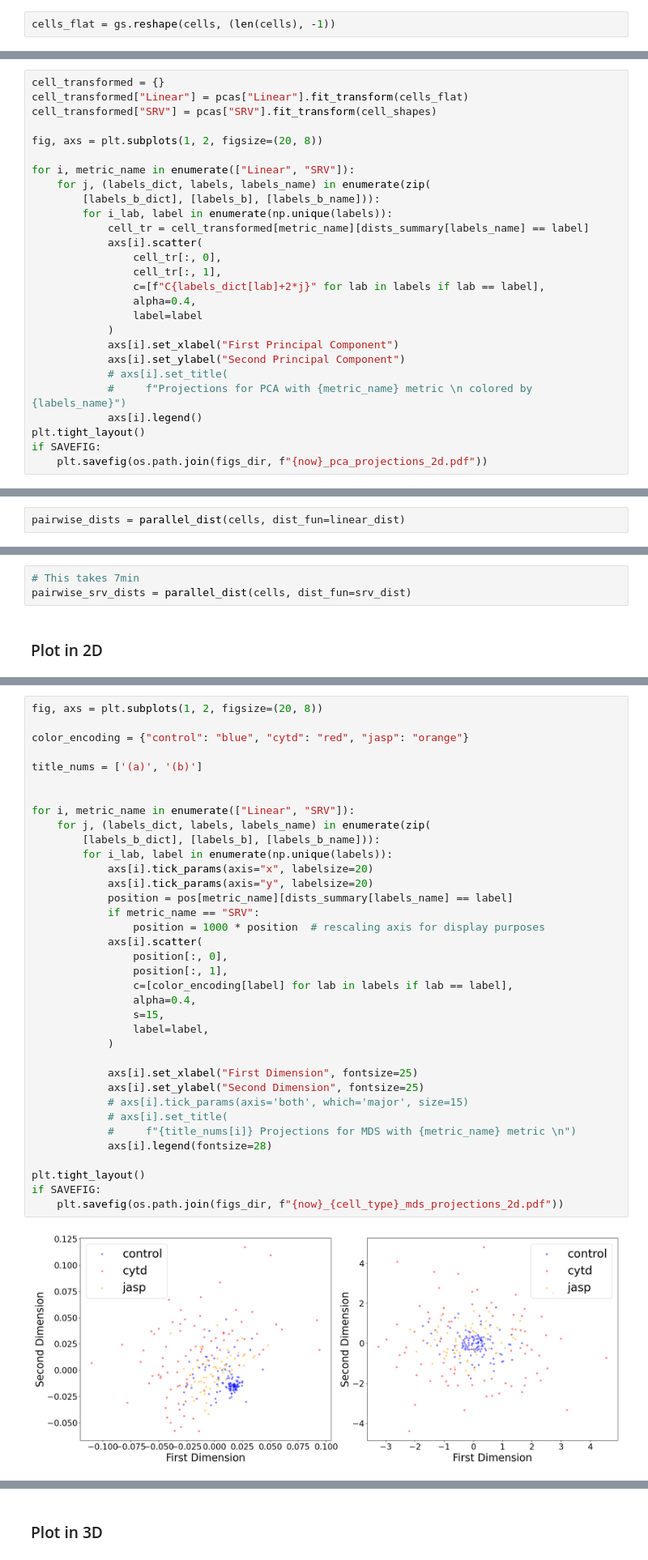
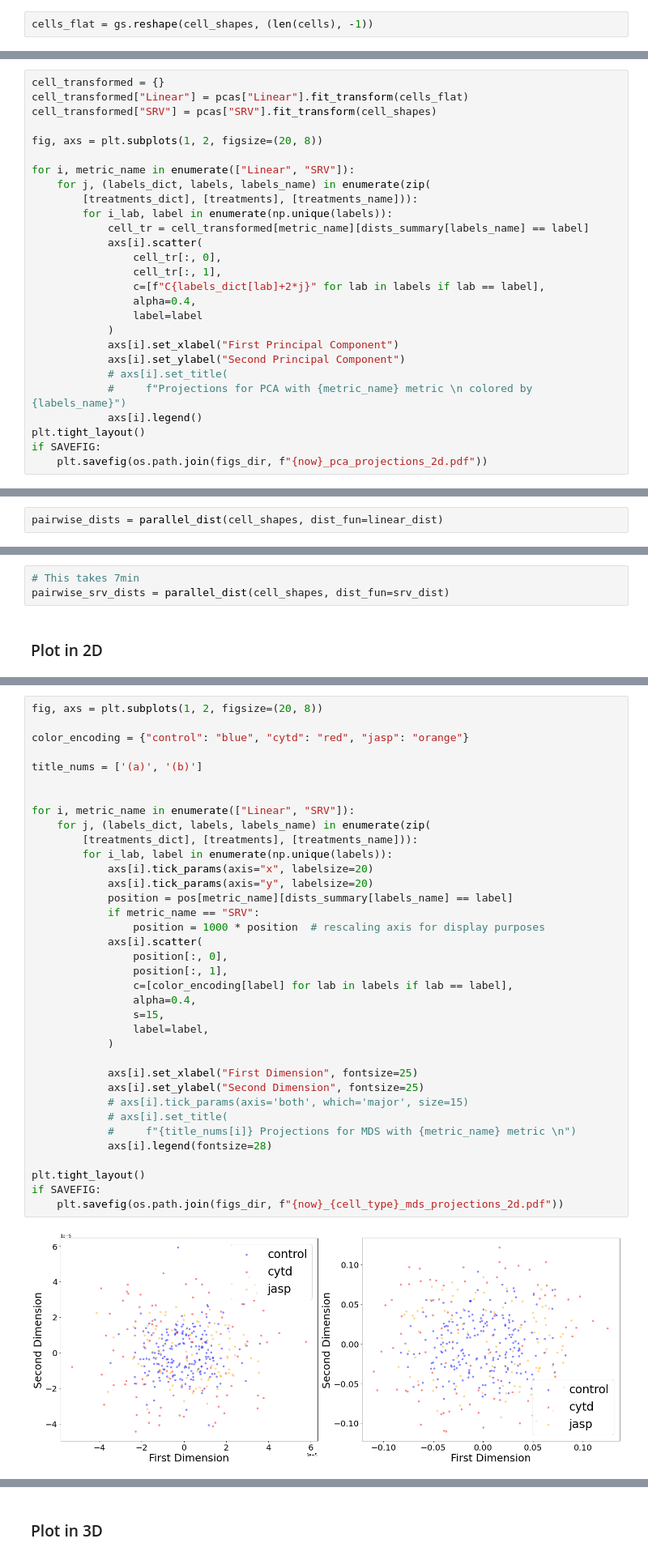
Before and after one commit to wxli0/dyn, a Jupyter notebook: dyn/notebooks/explore_dimension_reduction.ipynb, the cells around one changed output, grey strips where cells are left out. Shown at 81% size. Saved outputs shown, nothing was run; the diff lists cells and outputs as text.

```diff
--- a/dyn/notebooks/explore_dimension_reduction.ipynb
+++ b/dyn/notebooks/explore_dimension_reduction.ipynb
@@ -310,7 +427,7 @@ We investigate whether PCA and its Manifold equivalent (tangent PCA) performs di
 - the Euclidean (linear) metric,
 - the SRV metric.
 # %%
-cells_flat = gs.reshape(cells, (len(cells), -1))
+cells_flat = gs.reshape(cell_shapes, (len(cells), -1))
 # %%
 n_components = 10
 
@@ -362,7 +479,7 @@ fig, axs = plt.subplots(1, 2, figsize=(20, 8))
 
 for i, metric_name in enumerate(["Linear", "SRV"]):
     for j, (labels_dict, labels, labels_name) in enumerate(zip(
-        [labels_b_dict], [labels_b], [labels_b_name])):
+        [treatments_dict], [treatments], [treatments_name])):
         for i_lab, label in enumerate(np.unique(labels)):
             cell_tr = cell_transformed[metric_name][dists_summary[labels_name] == label]
             axs[i].scatter(
@@ -404,6 +521,6 @@ def parallel_dist(cells, dist_fun):
     pairwise_dists += pairwise_dists.T
     return pairwise_dists
 # %%
-pairwise_dists = parallel_dist(cells, dist_fun=linear_dist)
+pairwise_dists = parallel_dist(cell_shapes, dist_fun=linear_dist)
 # %% [output]
 INFO: finding looplift candidates
@@ -410,6 +528,6 @@ INFO: finding looplift candidates
 # %%
 # This takes 7min
-pairwise_srv_dists = parallel_dist(cells, dist_fun=srv_dist)
+pairwise_srv_dists = parallel_dist(cell_shapes, dist_fun=srv_dist)
 # %% [markdown]
 ### Plot in 2D
 # %%
@@ -436,35 +554,35 @@ title_nums = ['(a)', '(b)']
 
 
 for i, metric_name in enumerate(["Linear", "SRV"]):
     for j, (labels_dict, labels, labels_name) in enumerate(zip(
-        [labels_b_dict], [labels_b], [labels_b_name])):
+        [treatments_dict], [treatments], [treatments_name])):
         for i_lab, label in enumerate(np.unique(labels)):
             axs[i].tick_params(axis="x", labelsize=20)
             axs[i].tick_params(axis="y", labelsize=20)
             position = pos[metric_name][dists_summary[labels_name] == label]
             if metric_name == "SRV":
                 position = 1000 * position  # rescaling axis for display purposes
             axs[i].scatter(
                 position[:, 0],
                 position[:, 1],
                 c=[color_encoding[label] for lab in labels if lab == label],
                 alpha=0.4,
                 s=15,
                 label=label,
             )
 
             axs[i].set_xlabel("First Dimension", fontsize=25)
             axs[i].set_ylabel("Second Dimension", fontsize=25)
             # axs[i].tick_params(axis='both', which='major', size=15)
             # axs[i].set_title(
             #     f"{title_nums[i]} Projections for MDS with {metric_name} metric \n")
             axs[i].legend(fontsize=28)
 
 plt.tight_layout()
 if SAVEFIG:
     plt.savefig(os.path.join(figs_dir, f"{now}_{cell_type}_mds_projections_2d.pdf"))
 # %% [output]
-[figure, old version]
+[figure, new version]
 # %%
 """
 Calculates the Silhouette Score
```
Also changed, not shown: parts of 35 cells of this notebook.
